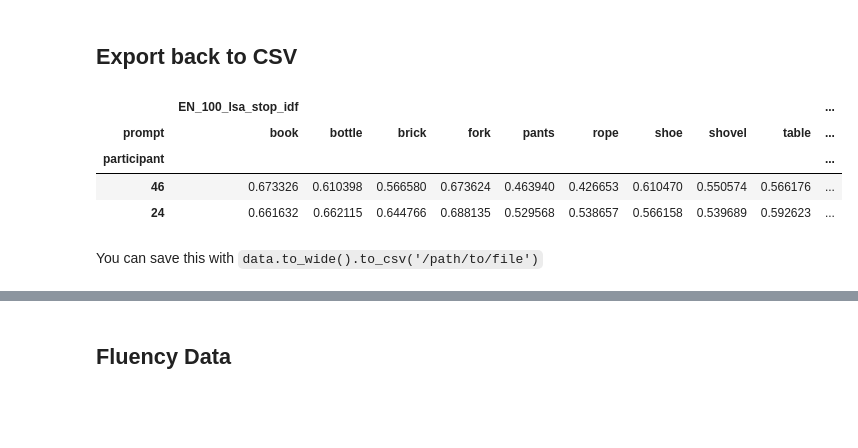
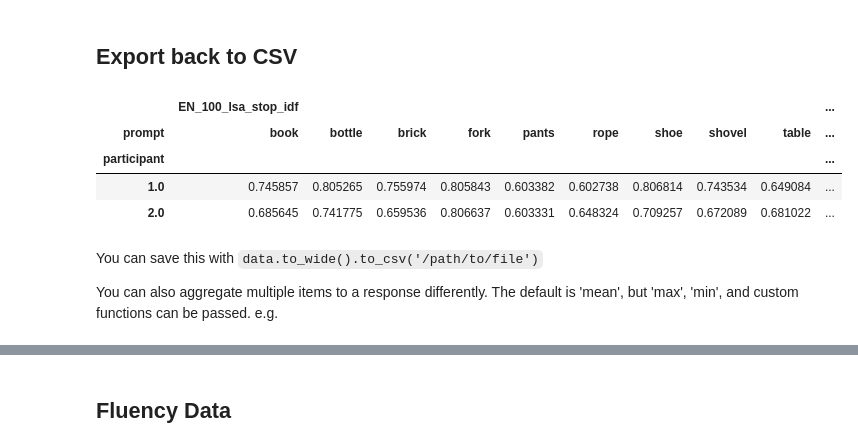
Before and after one commit to massivetexts/open-scoring, a Jupyter notebook: ExampleScoring.ipynb, the cells around one changed output, grey strips where cells are left out. Cells and saved outputs as stored; diff of their text form; code cells hidden in the pictures; blank space fills up the shorter version.

Commit message:
Add detail on elaboration and response-aggregation

```diff
--- a/ExampleScoring.ipynb
+++ b/ExampleScoring.ipynb
@@ -61,12 +87,14 @@ data.df.sample(2)
 ## Export back to CSV
 # %%
 temp = data.to_wide()
-temp.sample(2)
+temp.head(2)
 # %% [output]
 |  | EN_100_lsa_stop_idf |  |  |  |  |  |  |  |  | ... |
 | prompt | book | bottle | brick | fork | pants | rope | shoe | shovel | table | ... |
 | participant |  |  |  |  |  |  |  |  |  | ... |
-| 46 | 0.673326 | 0.610398 | 0.566580 | 0.673624 | 0.463940 | 0.426653 | 0.610470 | 0.550574 | 0.566176 | ... |
-| 24 | 0.661632 | 0.662115 | 0.644766 | 0.688135 | 0.529568 | 0.538657 | 0.566158 | 0.539689 | 0.592623 | ... |
+| 1.0 | 0.745857 | 0.805265 | 0.755974 | 0.805843 | 0.603382 | 0.602738 | 0.806814 | 0.743534 | 0.649084 | ... |
+| 2.0 | 0.685645 | 0.741775 | 0.659536 | 0.806637 | 0.603331 | 0.648324 | 0.709257 | 0.672089 | 0.681022 | ... |
 # %% [markdown]
 You can save this with `data.to_wide().to_csv('/path/to/file')`
+
+You can also aggregate multiple items to a response differently. The default is 'mean', but 'max', 'min', and custom functions can be passed. e.g.
```
Also changed, not shown: parts of 13 cells of this notebook.
